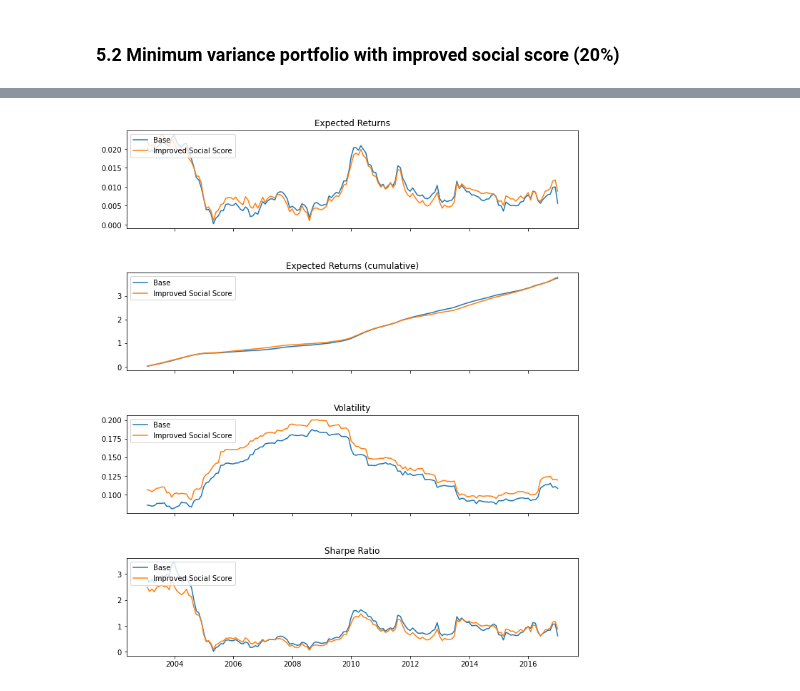
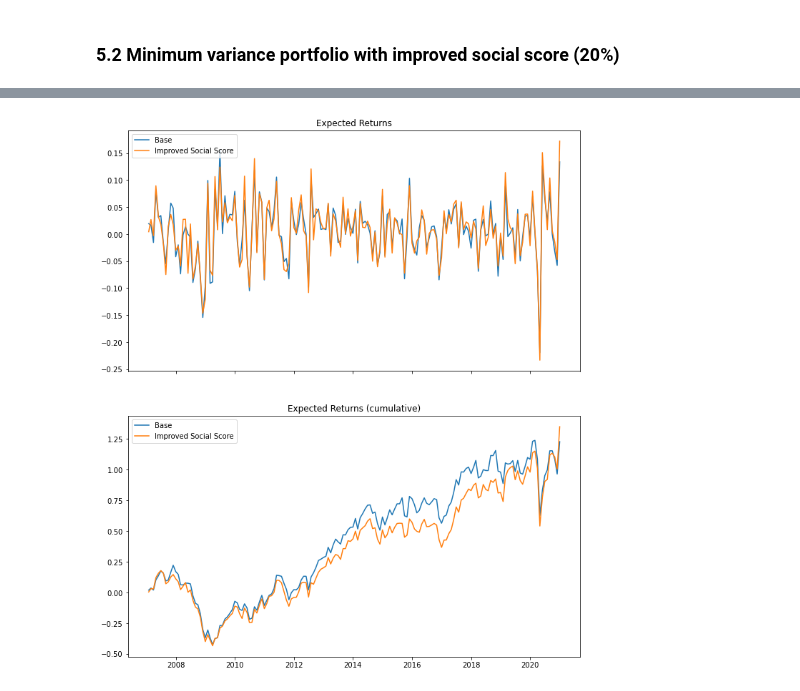
Before and after one commit to 0xMarmelade/FIN-429-Sustainable-finance, a Jupyter notebook: Homework 2/questions_4_5.ipynb, the cells around one changed output, grey strips where cells are left out. Saved outputs shown, nothing was run; the diff lists cells and outputs as text; code cells hidden in the pictures.

Commit message:
More readable graph in question 5

```diff
--- a/Homework 2/questions_4_5.ipynb
+++ b/Homework 2/questions_4_5.ipynb
@@ -72,7 +72,7 @@ scores.describe()
 # %%
 returns.dropna(how='all', axis='columns', inplace=False);
 # %%
-def portfolio_stats(weighted_returns: DataFrame, name: str) -> DataFrame:
+def portfolio_stats(weighted_returns: DataFrame, name: str = '') -> DataFrame:
 
     by_month_returns = weighted_returns.sum(axis='columns')
 
@@ -247,12 +247,15 @@ value_quintile_portfolios
 from pypfopt import EfficientFrontier, expected_returns, risk_models
 from tqdm import tqdm
 
-sample_50_firms = ['GB0003452173','ES0113211835','FR0000120578','SE0000242455','DE0005785604','FR0000121972','IT0000072618','FR0000121964','GB0031743007','GB0005758098','DE0005557508','DE0006047004','GB0033986497','GB00B03MLX29','GB0000904986','CH0012138530','IT0003497168','DK0010244508','IT0000072618','FR0000121485','GB0031274896','GB0007980591','ES0116870314','IT0000062072','ES0130960018','FI0009013296','GB0007188757','DE0008402215','IT0003153415','FI0009013403','BE0003739530','FR0010411983','GB00B10RZP78','SE0000106270','GB0000456144','SE0000108656','DE0005190003','FR0000121501','GB0002374006','ES0173516115','NO0010031479','IE0004906560','SE0000113250','FR0000045072','SE0000148884','FI0009007884','DE0005190003','GB0008706128','DE0005200000','CH0024638196']
+sample_50_firms = ['GB0003452173','ES0113211835','FR0000120578','SE0000242455','DE0005785604','FR0000121972','IT0000072618','FR0000121964','GB0031743007','GB0005758098','DE0005557508','DE0006047004','GB0033986497','GB00B03MLX29','GB0000904986','CH0012138530','IT0003497168','DK0010244508','FR0000121485','GB0031274896','GB0007980591','ES0116870314','IT0000062072','ES0130960018','FI0009013296','GB0007188757','DE0008402215','IT0003153415','FI0009013403','BE0003739530','FR0010411983','GB00B10RZP78','SE0000106270','GB0000456144','SE0000108656','DE0005190003','FR0000121501','GB0002374006','ES0173516115','NO0010031479','IE0004906560','SE0000113250','FR0000045072','SE0000148884','FI0009007884','GB0008706128','DE0005200000','CH0024638196']
 # %% [markdown]
 ### 5.1 Base minimum variance portfolio
 # %%
 scores = scores[~scores.duplicated()]
 scores = scores.loc[:, ~scores.columns.duplicated()]
+# %%
+returns = returns[~returns.duplicated()]
+returns = returns.loc[:, ~returns.columns.duplicated()]
 # %%
 eu_firm_returns_50 = returns[sample_50_firms]
 
@@ -299,18 +310,21 @@ social_monthly_performances = []
 
 for month in tqdm(range(N_yrs, len(eu_firm_returns_50))):
     rolling_window_returns = eu_firm_returns_50.iloc[month - N_yrs : month]
-    mu = expected_returns.mean_historical_return(rolling_window_returns,returns_data=True,frequency=12, log_returns=False)
-    sigma = risk_models.CovarianceShrinkage(rolling_window_returns, returns_data=True, frequency=12).ledoit_wolf()
+    mu = expected_returns.mean_historical_return(rolling_window_returns[:-1],returns_data=True,frequency=12, log_returns=False)
+    sigma = risk_models.CovarianceShrinkage(rolling_window_returns[:-1], returns_data=True, frequency=12).ledoit_wolf()
     ef = EfficientFrontier(mu,sigma)
 
     ef.add_constraint(lambda weights: weights @ scores[sample_50_firms].mean().values >= 1.2 * min_var_social_score[month - N_yrs])
     ef.min_volatility()
 
     social_min_var_weights.append(ef.clean_weights())
-    social_monthly_performances.append(list(ef.portfolio_performance(risk_free_rate=eu_risk_free_rates.mean().values)))
 
 social_min_var_weights = pd.DataFrame(social_min_var_weights)
+social_min_var_weights.index = pd.date_range(start='2007/01/31', periods=len(social_min_var_weights), freq='1M')
 
-#format the monthly performance
-social_monthly_performances = pd.DataFrame(social_monthly_performances,columns=["Expected Returns", "Volatility", "Sharpe ratio"])
-social_monthly_performances.index = pd.date_range(start='2003/01/31', periods=len(social_monthly_performances), freq='1M')
+
+social_min_var_portfolio_returns = eu_firm_returns_50[N_yrs:] * social_min_var_weights
+
+social_min_var_portfolio_performance = social_min_var_portfolio_returns.sum(axis=1)
+((social_min_var_portfolio_performance + 1).cumprod() - 1).plot(figsize=(10,6), title='Minimum variance portfolio (Improved social score) returns (cumulative)')
+portfolio_stats(social_min_var_portfolio_returns, "Minimum variance portfolio (Improved social score)")
@@ -326,34 +350,34 @@ social_monthly_performances.head()
 # %%
 #Alternative way of ploting the statistics of the monthly portfolio
-fig, axs = plt.subplots(4, 1, sharex=True)
+fig, axs = plt.subplots(2, 1, sharex=True)
 # Remove horizontal space between axes
 fig.subplots_adjust(hspace=0)
 fig.tight_layout()
 fig.set_size_inches(10, 12)
 
-axs[0].plot(monthly_performances.index, monthly_performances['Expected Returns'] / 12, label='Base')
-axs[0].plot(social_monthly_performances.index, social_monthly_performances['Expected Returns'] / 12, label='Improved Social Score')
+axs[0].plot(min_var_portfolio_performance, label='Base')
+axs[0].plot(social_min_var_portfolio_performance, label='Improved Social Score')
 axs[0].legend(loc='upper left')
 axs[0].set_title('Expected Returns')
 
 # Plot each graph, and manually set the y tick values
-axs[1].plot(monthly_performances.index, ((monthly_performances['Expected Returns'] / 12) + 1).cumprod() - 1, label='Base')
-axs[1].plot(social_monthly_performances.index, ((social_monthly_performances['Expected Returns'] / 12) + 1).cumprod() - 1, label='Improved Social Score')
+axs[1].plot((min_var_portfolio_performance + 1).cumprod() - 1, label='Base')
+axs[1].plot((social_min_var_portfolio_performance + 1).cumprod() - 1, label='Improved Social Score')
 axs[1].legend(loc='upper left')
 axs[1].set_title('Expected Returns (cumulative)')
-
-axs[2].plot(monthly_performances.index, monthly_performances['Volatility'],label='Base')
-axs[2].plot(social_monthly_performances.index, social_monthly_performances['Volatility'],label='Improved Social Score')
+'''
+axs[2].plot(portfolio_stats(min_var_portfolio_returns)['Annualizedvolatility'],label='Base')
+axs[2].plot(portfolio_stats(social_min_var_portfolio_returns)['Annualizedvolatility'],label='Improved Social Score')
 axs[2].legend(loc='upper left')
 axs[2].set_title('Volatility')
 
-axs[3].plot(monthly_performances.index, monthly_performances['Sharpe ratio'],label='Base')
-axs[3].plot(social_monthly_performances.index, social_monthly_performances['Sharpe ratio'],label='Improved Social Score')
+axs[3].plot(portfolio_stats(min_var_portfolio_returns)['Sharpe ratio'],label='Base')
+axs[3].plot(portfolio_stats(social_min_var_portfolio_returns)['Sharpe ratio'],label='Improved Social Score')
 axs[3].legend(loc='upper left')
 axs[3].set_title('Sharpe Ratio')
-
+'''
 
 plt.savefig('monthly-performance-V.png')
 plt.show()
 # %% [output]
-[figure, old version]
+[figure, new version]
```
Also changed, not shown: parts of 5 cells of this notebook.
